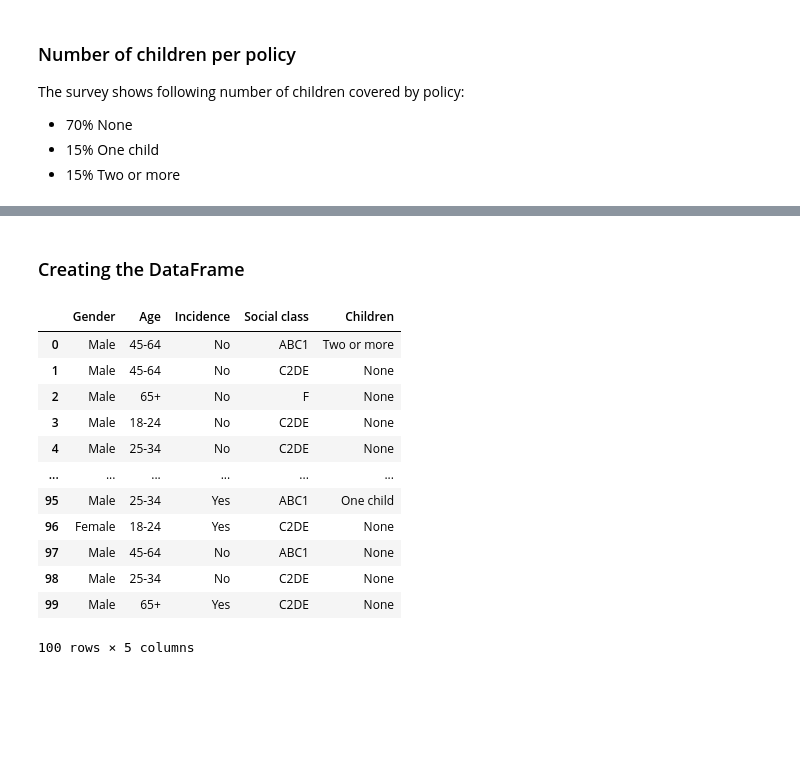
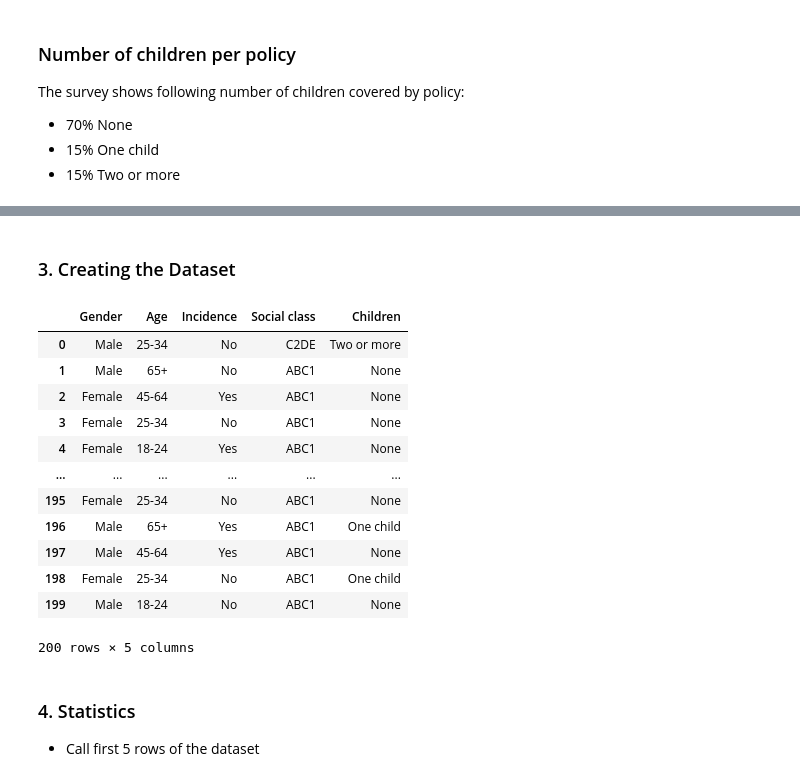
Before and after one commit to G00411367/PfDA_Assignment, a Jupyter notebook: PrivateHealth Ireland.ipynb, the cells around one changed output, grey strips where cells are left out. Saved outputs shown, nothing was run; the diff lists cells and outputs as text; code cells hidden in the pictures; blank space fills up the shorter version.

```diff
--- a/PrivateHealth Ireland.ipynb
+++ b/PrivateHealth Ireland.ipynb
@@ -53,7 +55,7 @@ An example of binomial distribution
 # %%
 # Generate gender list
 gen = ["Male", "Female"]
-size = 100
+size = 200
 p = [0.52, 0.48]
 
 gender = rng.choice(gen, size = size, p = p)
@@ -327,21 +376,24 @@ plt.show()
 # %% [markdown]
-### Creating the DataFrame
+### 3. Creating the Dataset
 # %%
-# dictionary of lists
-dict = {'Gender': gender, 'Age': age_gr, 'Incidence': inc, 'Social class': sc, 'Children': no_ch}
-df = pd.DataFrame(dict)
-df
+# create dataframe using dictionary of lists
+dict_phi = {'Gender': gender, 'Age': age_gr, 'Incidence': inc, 'Social class': sc, 'Children': no_ch}
+df_main = pd.DataFrame(dict_phi)
+df_main
 # %% [output]
 |  | Gender | Age | Incidence | Social class | Children |
-| 0 | Male | 45-64 | No | ABC1 | Two or more |
-| 1 | Male | 45-64 | No | C2DE | None |
-| 2 | Male | 65+ | No | F | None |
-| 3 | Male | 18-24 | No | C2DE | None |
-| 4 | Male | 25-34 | No | C2DE | None |
+| 0 | Male | 25-34 | No | C2DE | Two or more |
+| 1 | Male | 65+ | No | ABC1 | None |
+| 2 | Female | 45-64 | Yes | ABC1 | None |
+| 3 | Female | 25-34 | No | ABC1 | None |
+| 4 | Female | 18-24 | Yes | ABC1 | None |
 | ... | ... | ... | ... | ... | ... |
-| 95 | Male | 25-34 | Yes | ABC1 | One child |
-| 96 | Female | 18-24 | Yes | C2DE | None |
-| 97 | Male | 45-64 | No | ABC1 | None |
-| 98 | Male | 25-34 | No | C2DE | None |
-| 99 | Male | 65+ | Yes | C2DE | None |
+| 195 | Female | 25-34 | No | ABC1 | None |
+| 196 | Male | 65+ | Yes | ABC1 | One child |
+| 197 | Male | 45-64 | Yes | ABC1 | None |
+| 198 | Female | 25-34 | No | ABC1 | One child |
+| 199 | Male | 18-24 | No | ABC1 | None |
-100 rows × 5 columns
+200 rows × 5 columns
+# %% [markdown]
+### 4. Statistics
+- Call first 5 rows of the dataset
```
Also changed, not shown: parts of 45 cells of this notebook.
